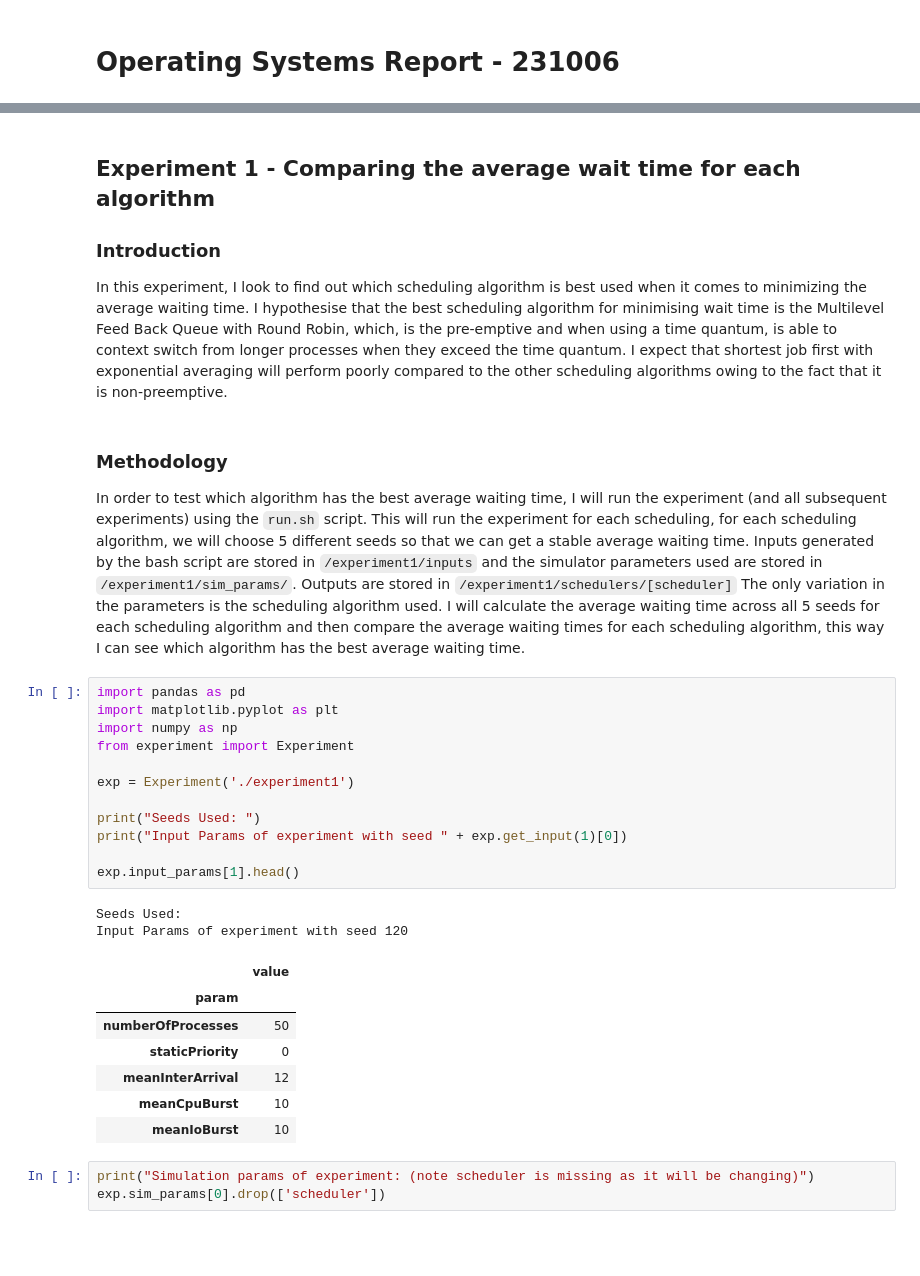
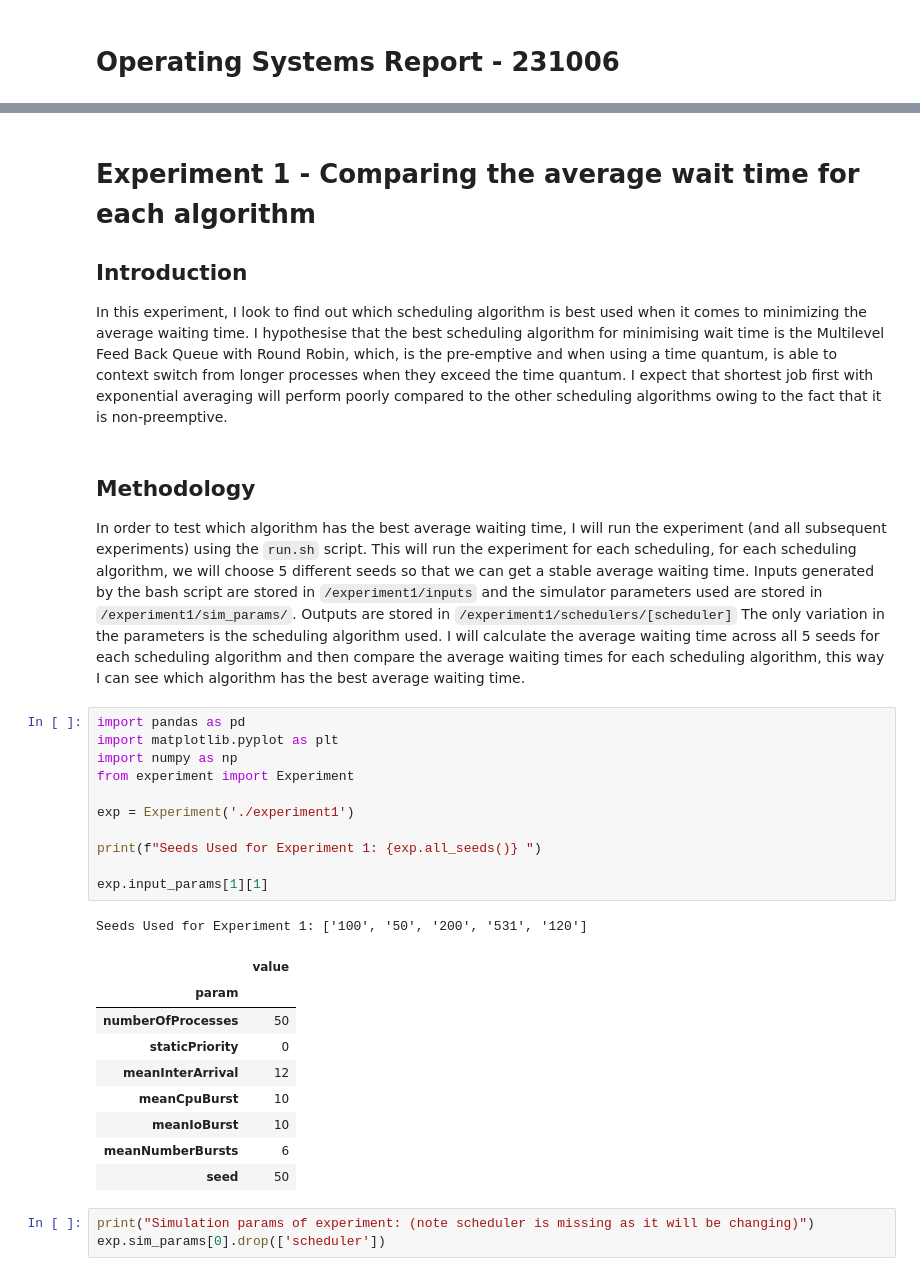
Before and after one commit to sammyhass/Operating-Systems-Coursework, a Jupyter notebook: report.ipynb, the cells around one changed output, grey strips where cells are left out. Saved outputs shown, nothing was run; the diff lists cells and outputs as text; blank space fills up the shorter version.

```diff
--- a/report.ipynb
+++ b/report.ipynb
@@ -3,33 +15,33 @@
 # %% [markdown]
-## Experiment 1 - Comparing the average wait time for each algorithm
+# Experiment 1 - Comparing the average wait time for each algorithm
 
-### Introduction
+## Introduction
 In this experiment, I look to find out which scheduling algorithm is best used when it comes to minimizing the average waiting time. I hypothesise that the best scheduling algorithm for minimising wait time is the Multilevel Feed Back Queue with Round Robin, which, is the pre-emptive and when using a time quantum, is able to context switch from longer processes when they exceed the time quantum. I expect that shortest job first with exponential averaging will perform poorly compared to the other scheduling algorithms owing to the fact that it is non-preemptive.
 # %% [markdown]
-### Methodology
+## Methodology
 In order to test which algorithm has the best average waiting time, I will run the experiment (and all subsequent experiments) using the `run.sh` script. This will run the experiment for each scheduling, for each scheduling algorithm, we will choose 5 different seeds so that we can get a stable average waiting time. Inputs generated by the bash script are stored in `/experiment1/inputs` and the simulator parameters used are stored in `/experiment1/sim_params/`. Outputs are stored in `/experiment1/schedulers/[scheduler]` The only variation in the parameters is the scheduling algorithm used. I will calculate the average waiting time across all 5 seeds for each scheduling algorithm and then compare the average waiting times for each scheduling algorithm, this way I can see which algorithm has the best average waiting time.
 # %%
 import pandas as pd
 import matplotlib.pyplot as plt
 import numpy as np
 from experiment import Experiment
 
 exp = Experiment('./experiment1')
 
-print("Seeds Used: ")
-print("Input Params of experiment with seed " + exp.get_input(1)[0])
+print(f"Seeds Used for Experiment 1: {exp.all_seeds()} ")
 
-exp.input_params[1].head()
+exp.input_params[1][1]
 # %% [output]
-Seeds Used:
-Input Params of experiment with seed 120
+Seeds Used for Experiment 1: ['100', '50', '200', '531', '120']
 |  | value |
 | param |  |
 | numberOfProcesses | 50 |
 | staticPriority | 0 |
 | meanInterArrival | 12 |
 | meanCpuBurst | 10 |
 | meanIoBurst | 10 |
+| meanNumberBursts | 6 |
+| seed | 50 |
 # %%
 print("Simulation params of experiment: (note scheduler is missing as it will be changing)")
 exp.sim_params[0].drop(['scheduler'])
```
Also changed, not shown: parts of 69 cells of this notebook, 54 other files.
